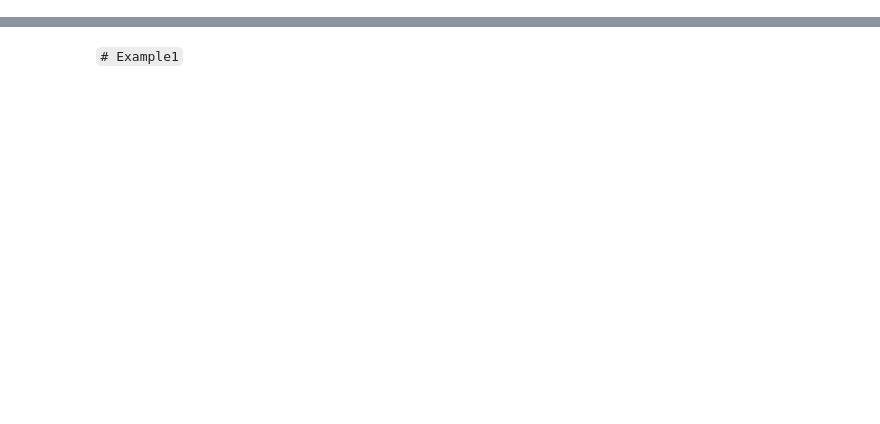
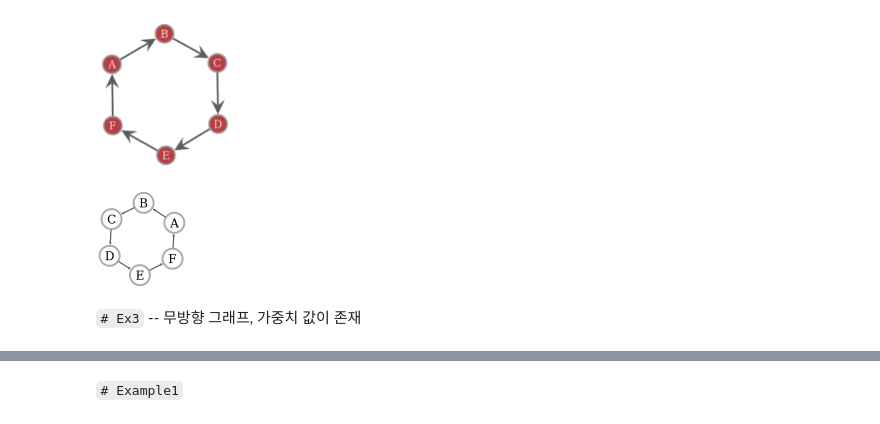
Before and after one commit to miruetoto/share, a Jupyter notebook: 001_그래프신호만들고시각화하기.ipynb, the cells around one changed output, grey strips where cells are left out. Drawn from its saved outputs; the diff is of its cells as text; code cells hidden in the pictures; blank space fills up the shorter version.

```diff
--- a/001_그래프신호만들고시각화하기.ipynb
+++ b/001_그래프신호만들고시각화하기.ipynb
@@ -4,0 +32,18 @@ import hsnowtrans as hst
+# %%
+# 사용 예시
+hst.plot_directed_unweighted_without_y(
+    graph,
+    node_names = ['A', 'B', 'C', 'D', 'E', 'F'],
+)
+# %% [output]
+[figure, added]
+# %%
+# 사용 예시
+hst.plot_directed_unweighted_without_y(
+    graph,
+    node_names = ['A', 'B', 'C', 'D', 'E', 'F'],
+    layout_options = {"K": 0.1, "max_iter": 1000},
+    draw_options = {"vertex_size": 20, "vertex_fill_color": "white", "edge_pen_width": 1.2, 'output_size': (100,100)}
+)
+# %% [output]
+[figure, added]
@@ -4,0 +59,2 @@ import hsnowtrans as hst
+# %% [markdown]
+`# Ex3` -- 무방향 그래프, 가중치 값이 존재
```
Also changed, not shown: parts of 21 cells of this notebook, 7 other files.
